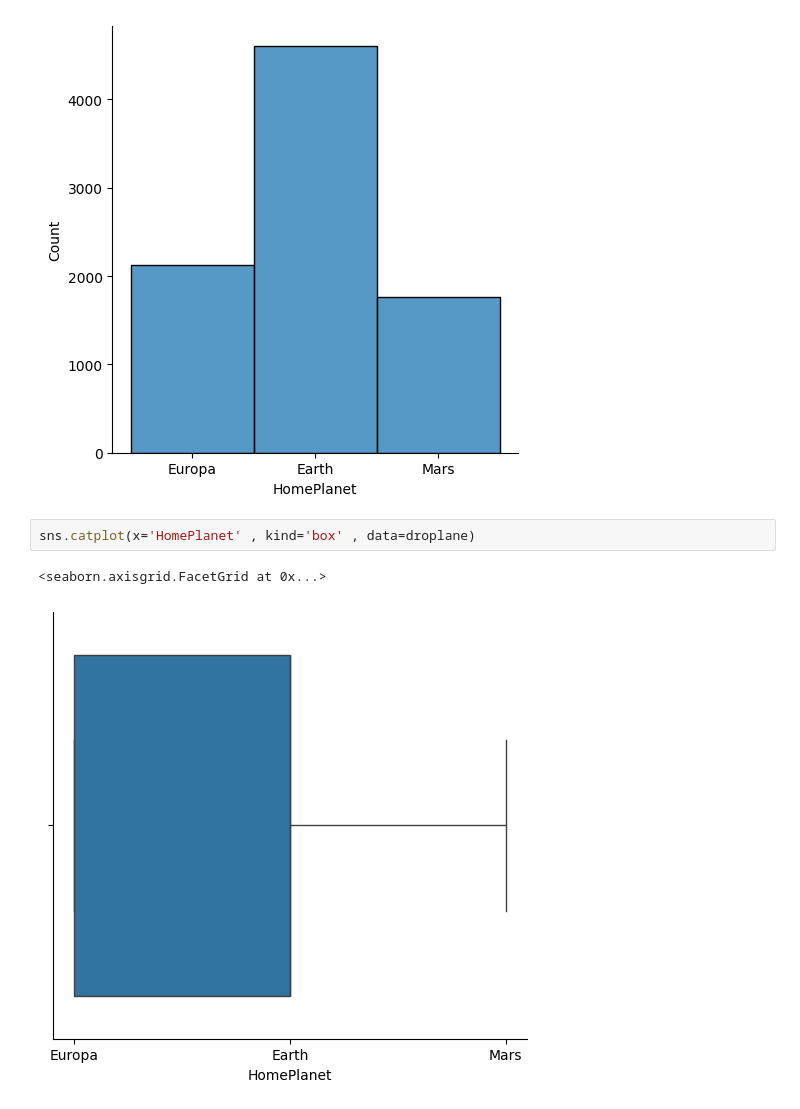
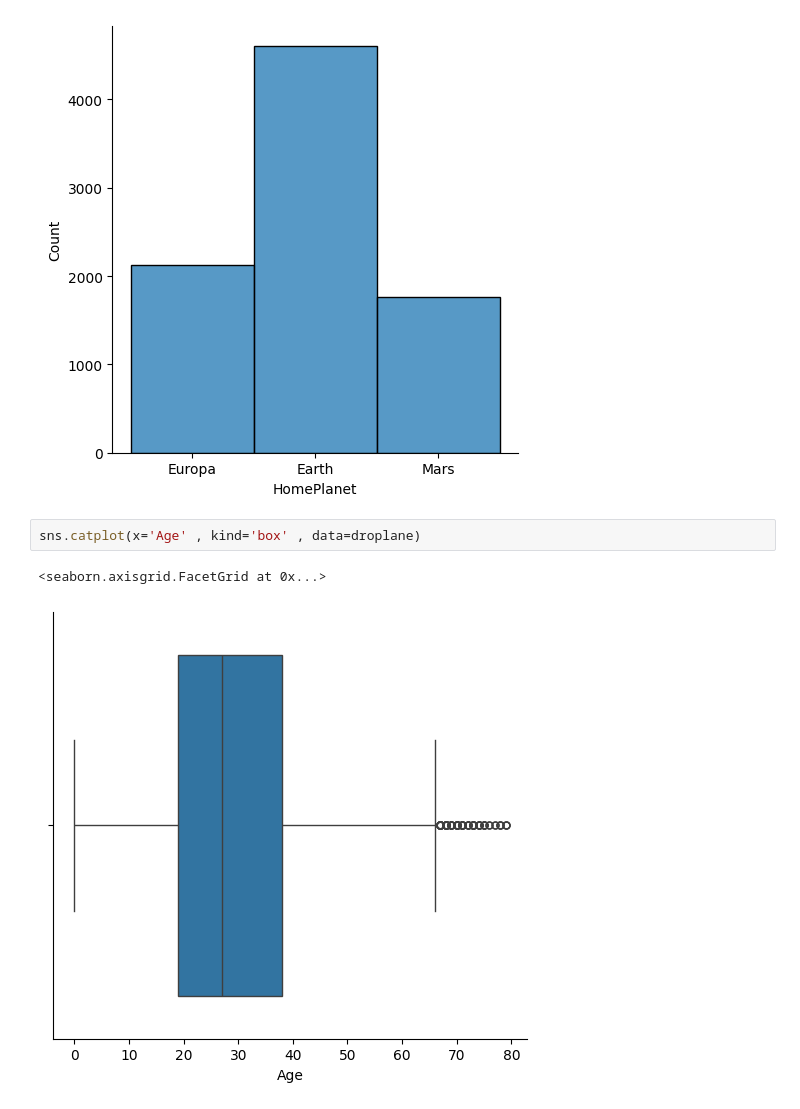
Before and after one commit to 7PAM2015-0105-2023-Team1/kaggle_challenge_team_1, a Jupyter notebook: Kaggle_Challenge_Team_1.ipynb, the cells around one changed output. Saved outputs shown, nothing was run; the diff lists cells and outputs as text.

```diff
--- a/Kaggle_Challenge_Team_1.ipynb
+++ b/Kaggle_Challenge_Team_1.ipynb
@@ -101,10 +170,10 @@ sns.displot(droplane['HomePlanet'])
 <seaborn.axisgrid.FacetGrid at 0x...>
 [figure]
 # %%
-sns.catplot(x='HomePlanet' , kind='box' , data=droplane)
+sns.catplot(x='Age' , kind='box' , data=droplane)
 # %% [output]
 <seaborn.axisgrid.FacetGrid at 0x...>
-[figure, old version]
+[figure, new version]
 # %%
 # checking size of data frame
 test_data.shape
```
Also changed, not shown: parts of 22 cells of this notebook.
